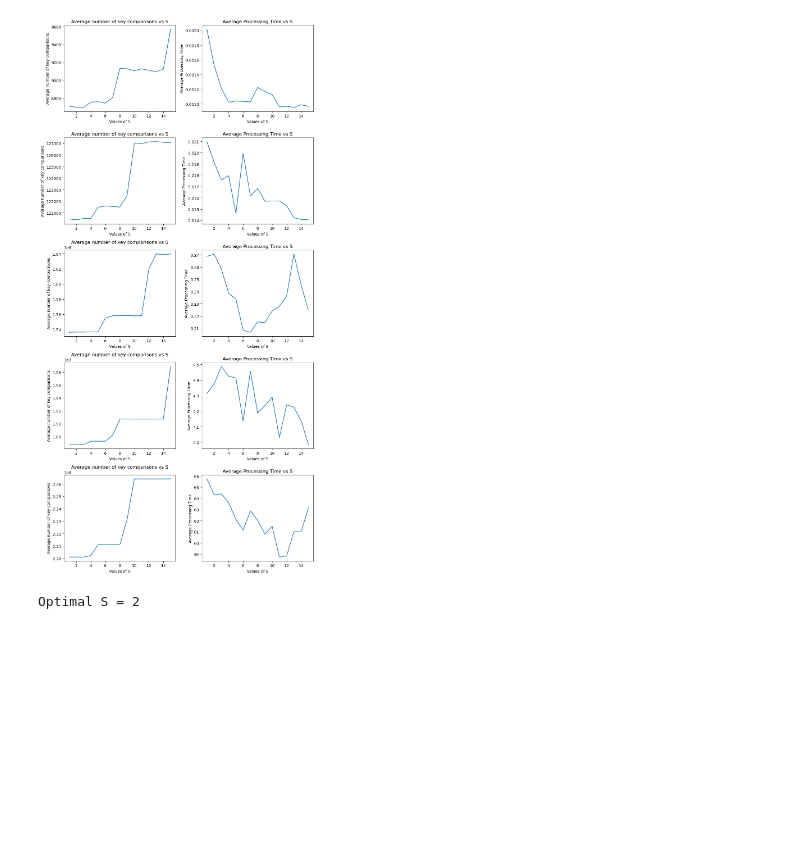
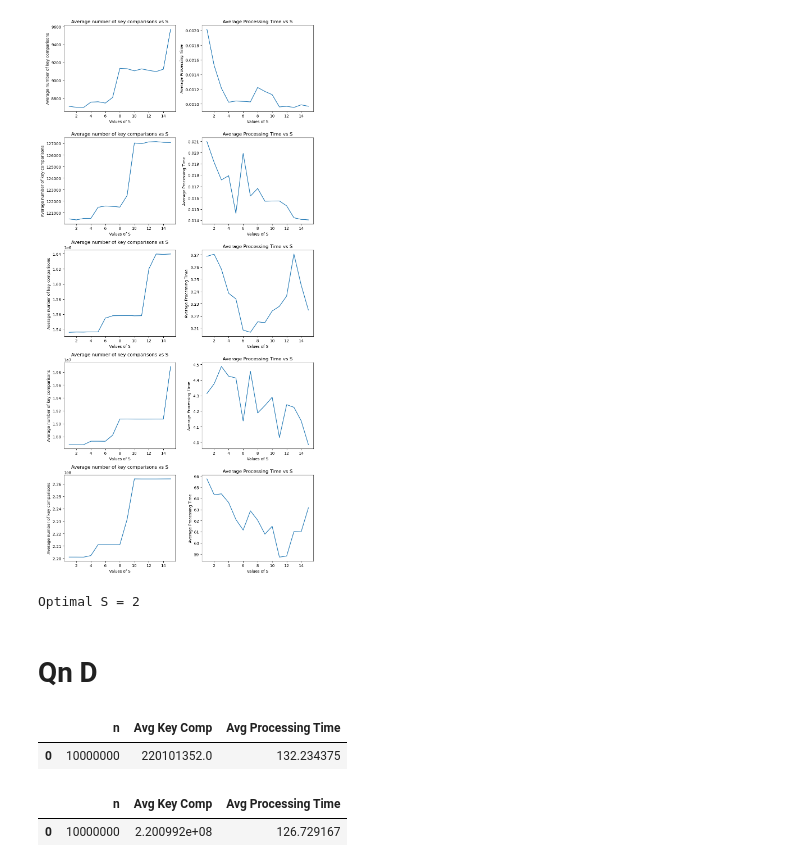
Before and after one commit to jdengoh/SC2001, a Jupyter notebook: Integration of Mergesort and Insertion Sort/src/Empirical vs Theoretical Analysis.ipynb, the cells around one changed output. Cells and saved outputs as stored; diff of their text form; code cells hidden in the pictures; blank space fills up the shorter version.

```diff
--- a/Integration of Mergesort and Insertion Sort/src/Empirical vs Theoretical Analysis.ipynb
+++ b/Integration of Mergesort and Insertion Sort/src/Empirical vs Theoretical Analysis.ipynb
@@ -213,3 +213,16 @@ s5 = int((data_10mil.loc[data_10mil['Avg Key Comp'].idxmin()])['S'])
 print("Optimal S = " + str(int((s1+s2+s3+s4+s5)/5)))
 # %% [output]
 Optimal S = 2
+# %% [markdown]
+# Qn D
+# %%
+merge_data = pd.read_csv("../csv_files/Merge_results.csv")
+mergeInsert_data = pd.read_csv("../csv_files/MergeInsert_results.csv")
+
+display(merge_data)
+display(mergeInsert_data)
+# %% [output]
+|  | n | Avg Key Comp | Avg Processing Time |
+| 0 | 10000000 | 220101352.0 | 132.234375 |
+|  | n | Avg Key Comp | Avg Processing Time |
+| 0 | 10000000 | 2.200992e+08 | 126.729167 |
```
Also changed, not shown: parts of 2 cells of this notebook, 3 other files.
